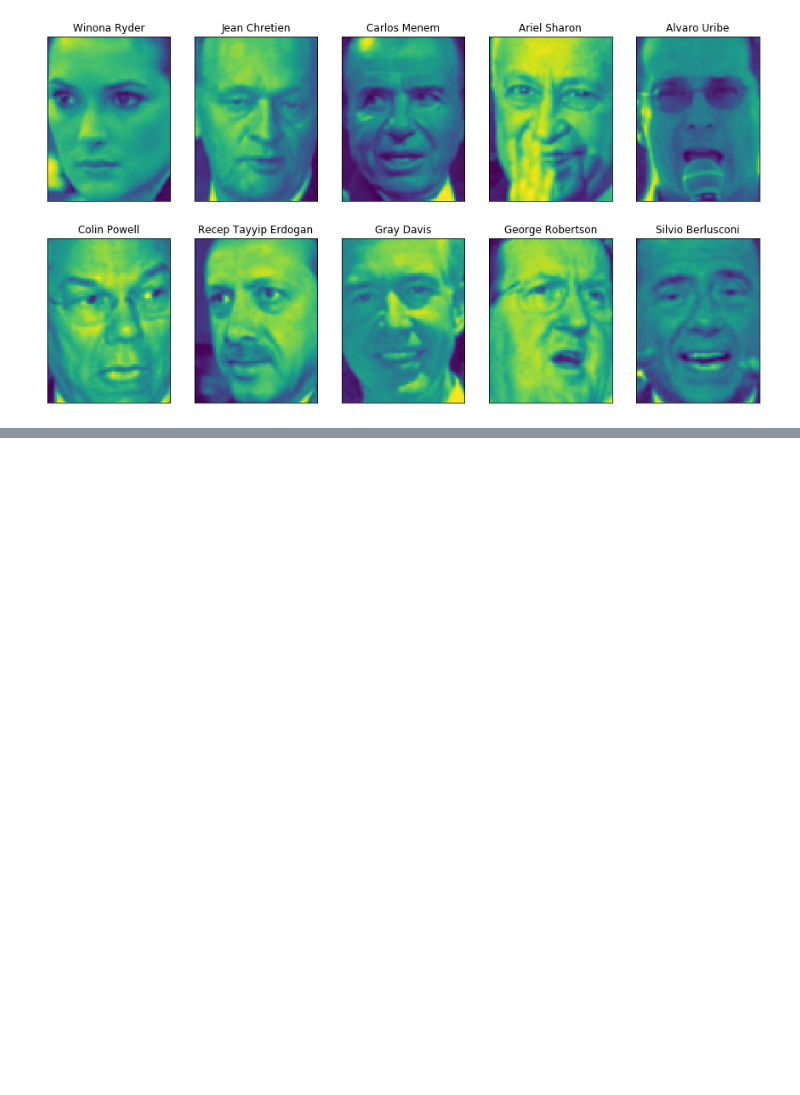
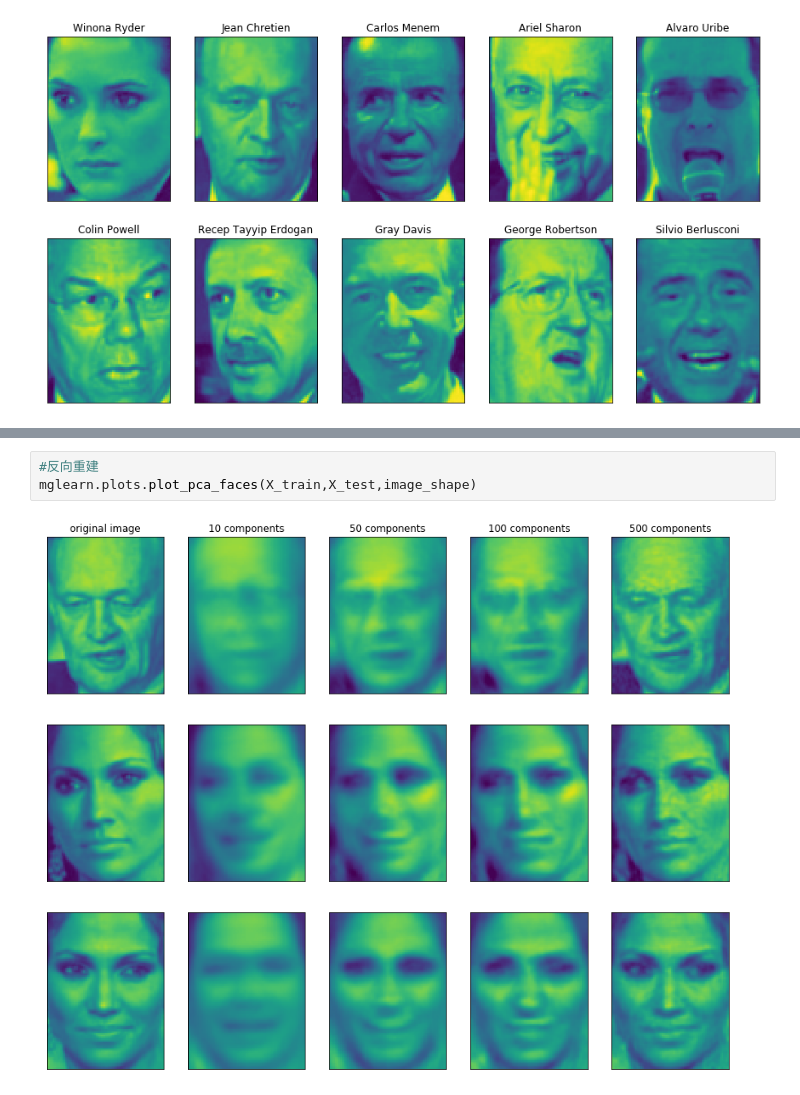
Before and after one commit to TyrionZK/python_ml, a Jupyter notebook: Chapter3 UnSupervised .ipynb, the cells around one changed output, grey strips where cells are left out. Cells and saved outputs as stored; diff of their text form; blank space fills up the shorter version.

```diff
--- a/Chapter3 UnSupervised .ipynb
+++ b/Chapter3 UnSupervised .ipynb
@@ -223,0 +300,5 @@ for target,image,ax in zip(people.target,people.images,axes.ravel()):
+# %%
+#反向重建
+mglearn.plots.plot_pca_faces(X_train,X_test,image_shape)
+# %% [output]
+[figure, added]
```
Also changed, not shown: parts of 33 cells of this notebook, 4 other files.
